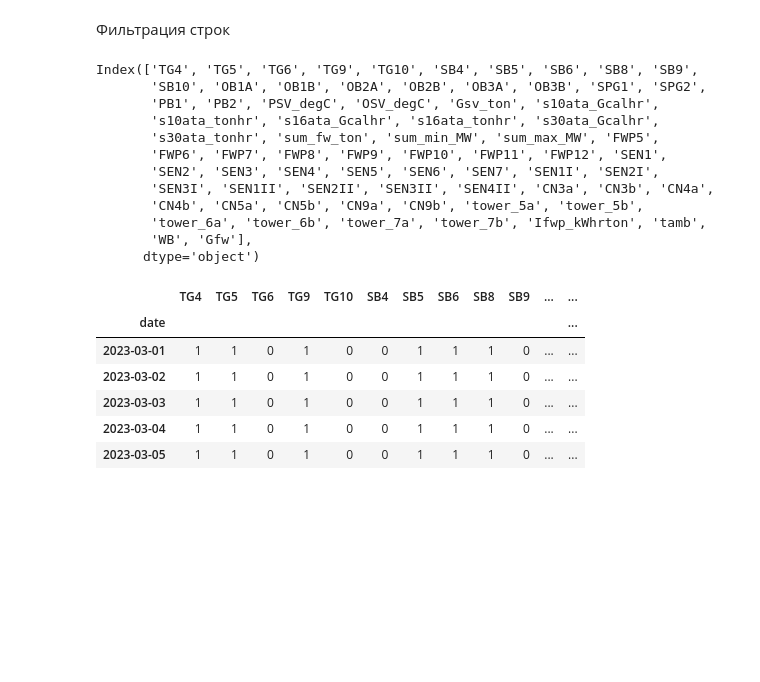
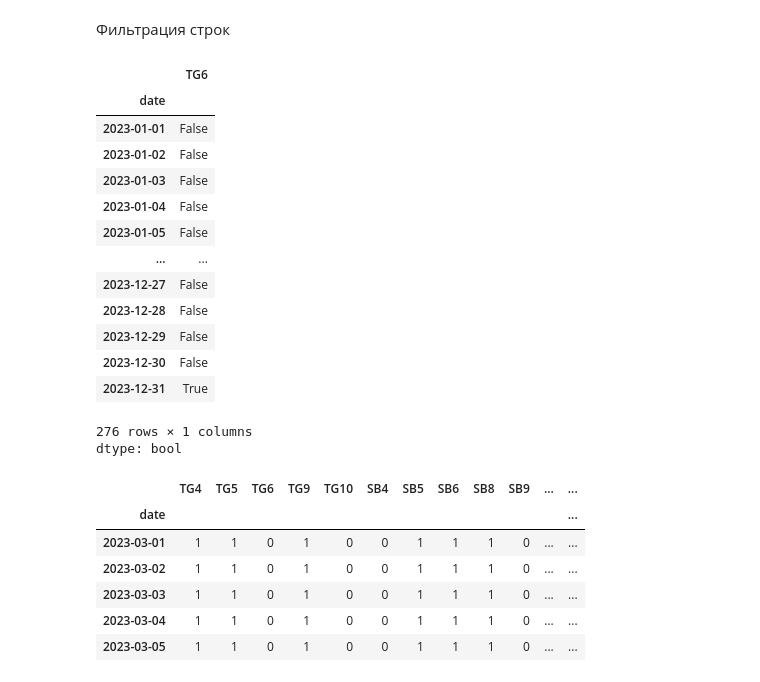
Before and after one commit to ArtyomShabunin/SMOPA, a Jupyter notebook: lesson_1.ipynb, the cells around one changed output. Drawn from its saved outputs; the diff is of its cells as text; code cells hidden in the pictures; blank space fills up the shorter version.

```diff
--- a/lesson_1.ipynb
+++ b/lesson_1.ipynb
@@ -393,21 +469,24 @@ df1.iloc[400:405, 1:3]
 | 2023-01-17 20:00:00 | 61142.4 | 55632.0 |
 # %% [markdown]
 Фильтрация строк
-# %%
-df2.columns
-# %% [output]
-Index(['TG4', 'TG5', 'TG6', 'TG9', 'TG10', 'SB4', 'SB5', 'SB6', 'SB8', 'SB9',
-       'SB10', 'OB1A', 'OB1B', 'OB2A', 'OB2B', 'OB3A', 'OB3B', 'SPG1', 'SPG2',
-       'PB1', 'PB2', 'PSV_degC', 'OSV_degC', 'Gsv_ton', 's10ata_Gcalhr',
-       's10ata_tonhr', 's16ata_Gcalhr', 's16ata_tonhr', 's30ata_Gcalhr',
-       's30ata_tonhr', 'sum_fw_ton', 'sum_min_MW', 'sum_max_MW', 'FWP5',
-       'FWP6', 'FWP7', 'FWP8', 'FWP9', 'FWP10', 'FWP11', 'FWP12', 'SEN1',
-       'SEN2', 'SEN3', 'SEN4', 'SEN5', 'SEN6', 'SEN7', 'SEN1I', 'SEN2I',
-       'SEN3I', 'SEN1II', 'SEN2II', 'SEN3II', 'SEN4II', 'CN3a', 'CN3b', 'CN4a',
-       'CN4b', 'CN5a', 'CN5b', 'CN9a', 'CN9b', 'tower_5a', 'tower_5b',
-       'tower_6a', 'tower_6b', 'tower_7a', 'tower_7b', 'Ifwp_kWhrton', 'tamb',
-       'WB', 'Gfw'],
-      dtype='object')
+# %%
+df2["TG6"] == 0
+# %% [output]
+|  | TG6 |
+| date |  |
+| 2023-01-01 | False |
+| 2023-01-02 | False |
+| 2023-01-03 | False |
+| 2023-01-04 | False |
+| 2023-01-05 | False |
+| ... | ... |
+| 2023-12-27 | False |
+| 2023-12-28 | False |
+| 2023-12-29 | False |
+| 2023-12-30 | False |
+| 2023-12-31 | True |
+276 rows × 1 columns
+dtype: bool
 # %%
 df2[df2["TG6"] == 0].head()
 # %% [output]
```
Also changed, not shown: parts of 44 cells of this notebook.
